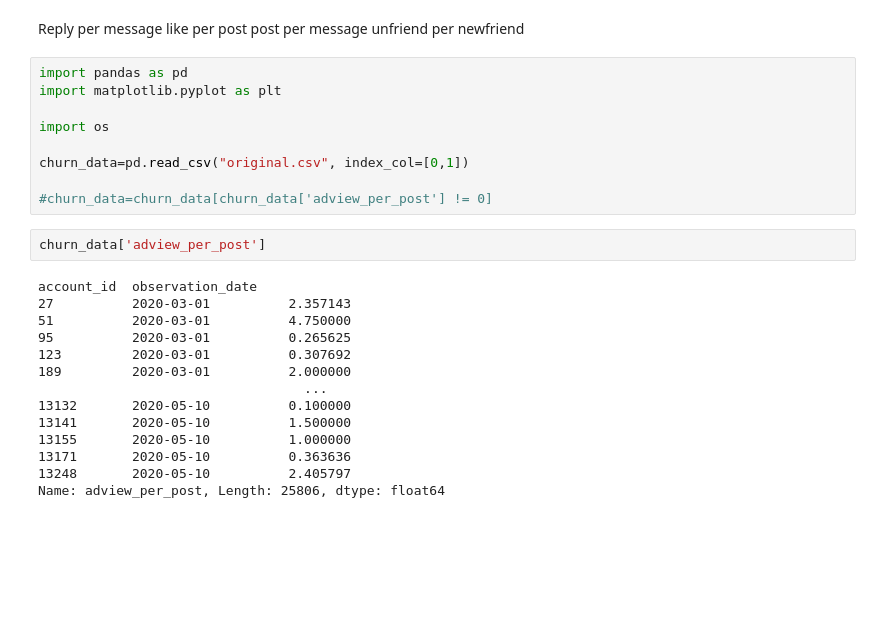
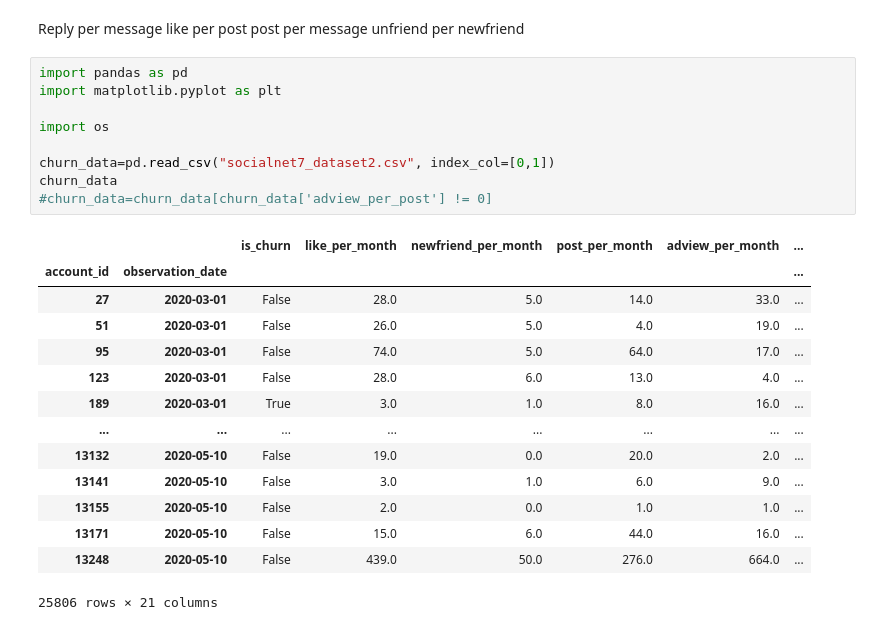
Before and after one commit to alejandro-armenta/churn, a Jupyter notebook: Metric_Cohorts.ipynb, the cells around one changed output. Drawn from its saved outputs; the diff is of its cells as text; blank space fills up the shorter version.

```diff
--- a/Metric_Cohorts.ipynb
+++ b/Metric_Cohorts.ipynb
@@ -6,25 +6,24 @@ unfriend per newfriend
 # %%
 import pandas as pd
 import matplotlib.pyplot as plt
 
 import os
 
-churn_data=pd.read_csv("original.csv", index_col=[0,1])
-
+churn_data=pd.read_csv("socialnet7_dataset2.csv", index_col=[0,1])
+churn_data
 #churn_data=churn_data[churn_data['adview_per_post'] != 0]
+# %% [output]
+|  |  | is_churn | like_per_month | newfriend_per_month | post_per_month | adview_per_month | ... |
+| account_id | observation_date |  |  |  |  |  | ... |
+| 27 | 2020-03-01 | False | 28.0 | 5.0 | 14.0 | 33.0 | ... |
+| 51 | 2020-03-01 | False | 26.0 | 5.0 | 4.0 | 19.0 | ... |
+| 95 | 2020-03-01 | False | 74.0 | 5.0 | 64.0 | 17.0 | ... |
+| 123 | 2020-03-01 | False | 28.0 | 6.0 | 13.0 | 4.0 | ... |
+| 189 | 2020-03-01 | True | 3.0 | 1.0 | 8.0 | 16.0 | ... |
+| ... | ... | ... | ... | ... | ... | ... | ... |
+| 13132 | 2020-05-10 | False | 19.0 | 0.0 | 20.0 | 2.0 | ... |
+| 13141 | 2020-05-10 | False | 3.0 | 1.0 | 6.0 | 9.0 | ... |
+| 13155 | 2020-05-10 | False | 2.0 | 0.0 | 1.0 | 1.0 | ... |
+| 13171 | 2020-05-10 | False | 15.0 | 6.0 | 44.0 | 16.0 | ... |
+| 13248 | 2020-05-10 | False | 439.0 | 50.0 | 276.0 | 664.0 | ... |
+25806 rows × 21 columns
-# %%
-churn_data['adview_per_post']
-# %% [output]
-account_id  observation_date
-27          2020-03-01          2.357143
-51          2020-03-01          4.750000
-95          2020-03-01          0.265625
-123         2020-03-01          0.307692
-189         2020-03-01          2.000000
-                                  ...
-13132       2020-05-10          0.100000
-13141       2020-05-10          1.500000
-13155       2020-05-10          1.000000
-13171       2020-05-10          0.363636
-13248       2020-05-10          2.405797
-Name: adview_per_post, Length: 25806, dtype: float64
```
Also changed, not shown: parts of 7 cells of this notebook, 10 other files.
